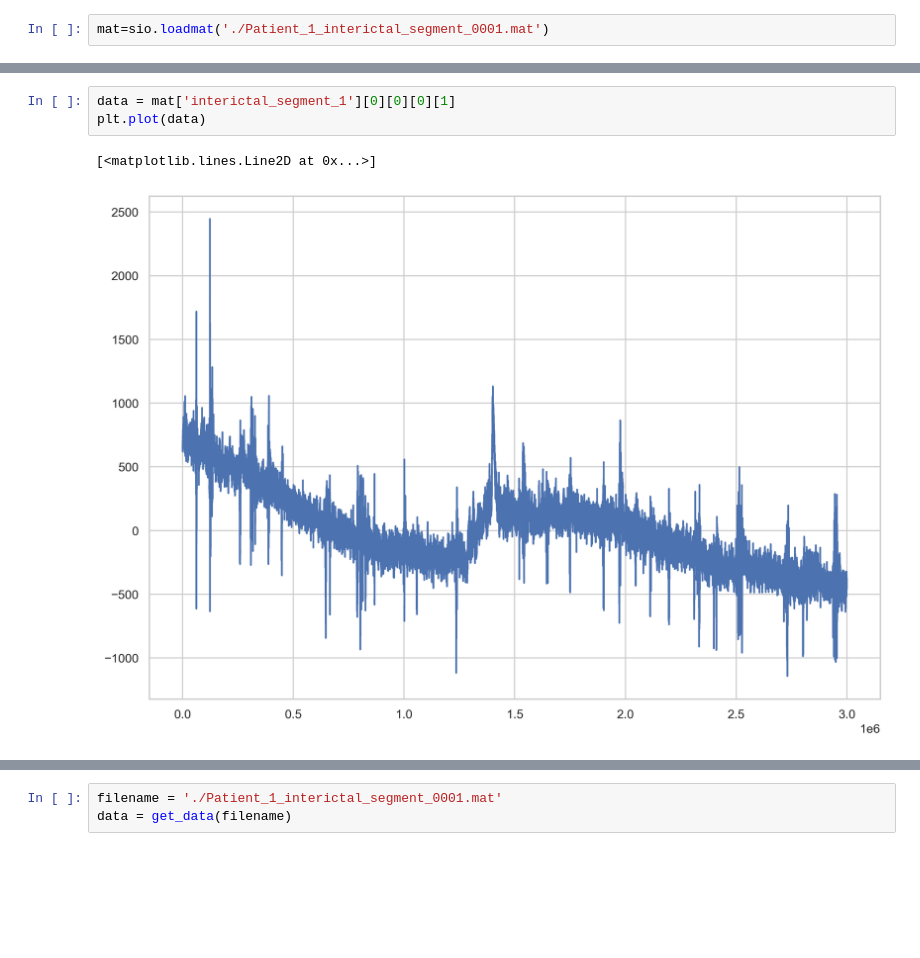
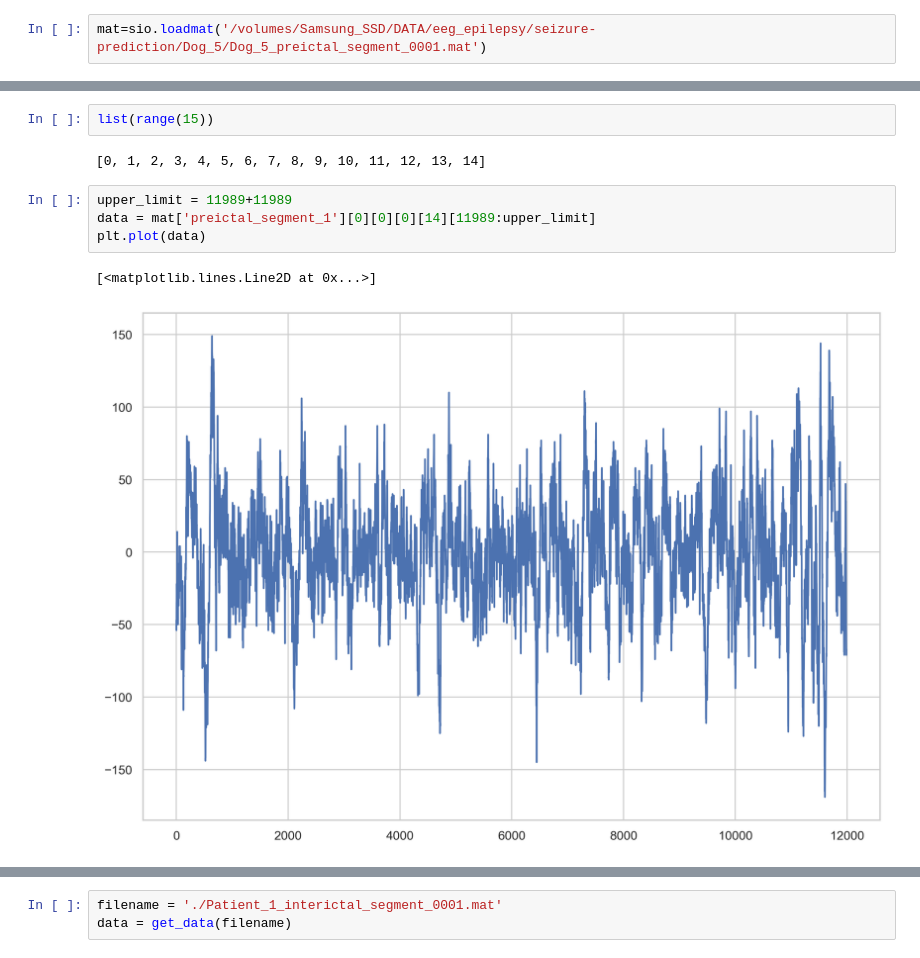
Before and after one commit to CeliaSagas/EEG-Classification, a Jupyter notebook: code/1 - Explore Data.ipynb, the cells around one changed output, grey strips where cells are left out. Drawn from its saved outputs; the diff is of its cells as text; blank space fills up the shorter version.

```diff
--- a/code/1 - Explore Data.ipynb
+++ b/code/1 - Explore Data.ipynb
@@ -31,5 +33,5 @@ np. set_printoptions(threshold=np. inf)
 # %%
-mat=sio.loadmat('./Patient_1_interictal_segment_0001.mat')
+mat=sio.loadmat('/volumes/Samsung_SSD/DATA/eeg_epilepsy/seizure-prediction/Dog_5/Dog_5_preictal_segment_0001.mat')
 # %%
 mat.keys()
 # %% [output]
@@ -66,9 +68,14 @@ mat['interictal_segment_1'][0][0][4][0]
 # %% [output]
 array([1], dtype=uint8)
+# %%
+list(range(15))
+# %% [output]
+[0, 1, 2, 3, 4, 5, 6, 7, 8, 9, 10, 11, 12, 13, 14]
 # %%
-data = mat['interictal_segment_1'][0][0][0][1]
+upper_limit = 11989+11989
+data = mat['preictal_segment_1'][0][0][0][14][11989:upper_limit]
 plt.plot(data)
 # %% [output]
 [<matplotlib.lines.Line2D at 0x...>]
-[figure, old version]
+[figure, new version]
 # %%
```
Also changed, not shown: parts of 25 cells of this notebook, 15 other files.
